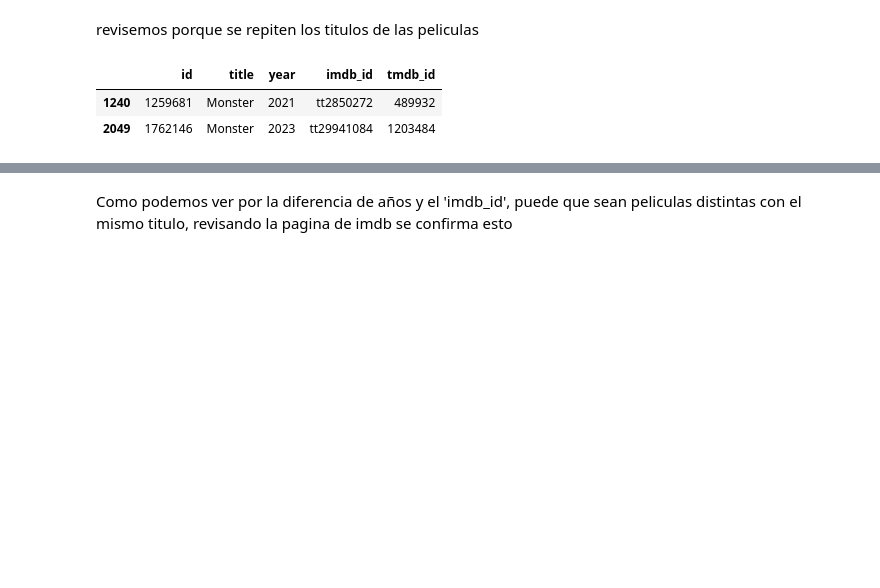
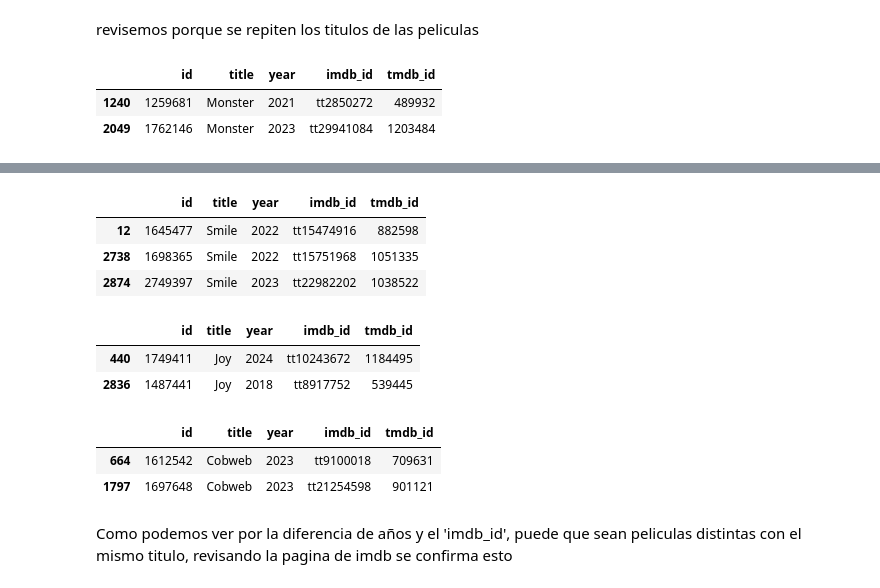
Before and after one commit to jlevipil/Proyecto-Grupo-18, a Jupyter notebook: limpieza_netflix.ipynb, the cells around one changed output, grey strips where cells are left out. Drawn from its saved outputs; the diff is of its cells as text; code cells hidden in the pictures; blank space fills up the shorter version.

```diff
--- a/limpieza_netflix.ipynb
+++ b/limpieza_netflix.ipynb
@@ -157,3 +164,22 @@ dfnetflix3[dfnetflix3['title'] == 'Monster']
+# %%
+dfnetflix3[dfnetflix3['title'] == 'Smile']
+# %% [output]
+|  | id | title | year | imdb_id | tmdb_id |
+| 12 | 1645477 | Smile | 2022 | tt15474916 | 882598 |
+| 2738 | 1698365 | Smile | 2022 | tt15751968 | 1051335 |
+| 2874 | 2749397 | Smile | 2023 | tt22982202 | 1038522 |
+# %%
+dfnetflix3[dfnetflix3['title'] == 'Joy']
+# %% [output]
+|  | id | title | year | imdb_id | tmdb_id |
+| 440 | 1749411 | Joy | 2024 | tt10243672 | 1184495 |
+| 2836 | 1487441 | Joy | 2018 | tt8917752 | 539445 |
+# %%
+dfnetflix3[dfnetflix3['title'] == 'Cobweb']
+# %% [output]
+|  | id | title | year | imdb_id | tmdb_id |
+| 664 | 1612542 | Cobweb | 2023 | tt9100018 | 709631 |
+| 1797 | 1697648 | Cobweb | 2023 | tt21254598 | 901121 |
 # %% [markdown]
 Como podemos ver por la diferencia de años y el 'imdb_id', puede que sean peliculas distintas con el mismo titulo, revisando la pagina de imdb se confirma esto
 # %% [markdown]
```
Also changed, not shown: parts of 1 cell of this notebook.
